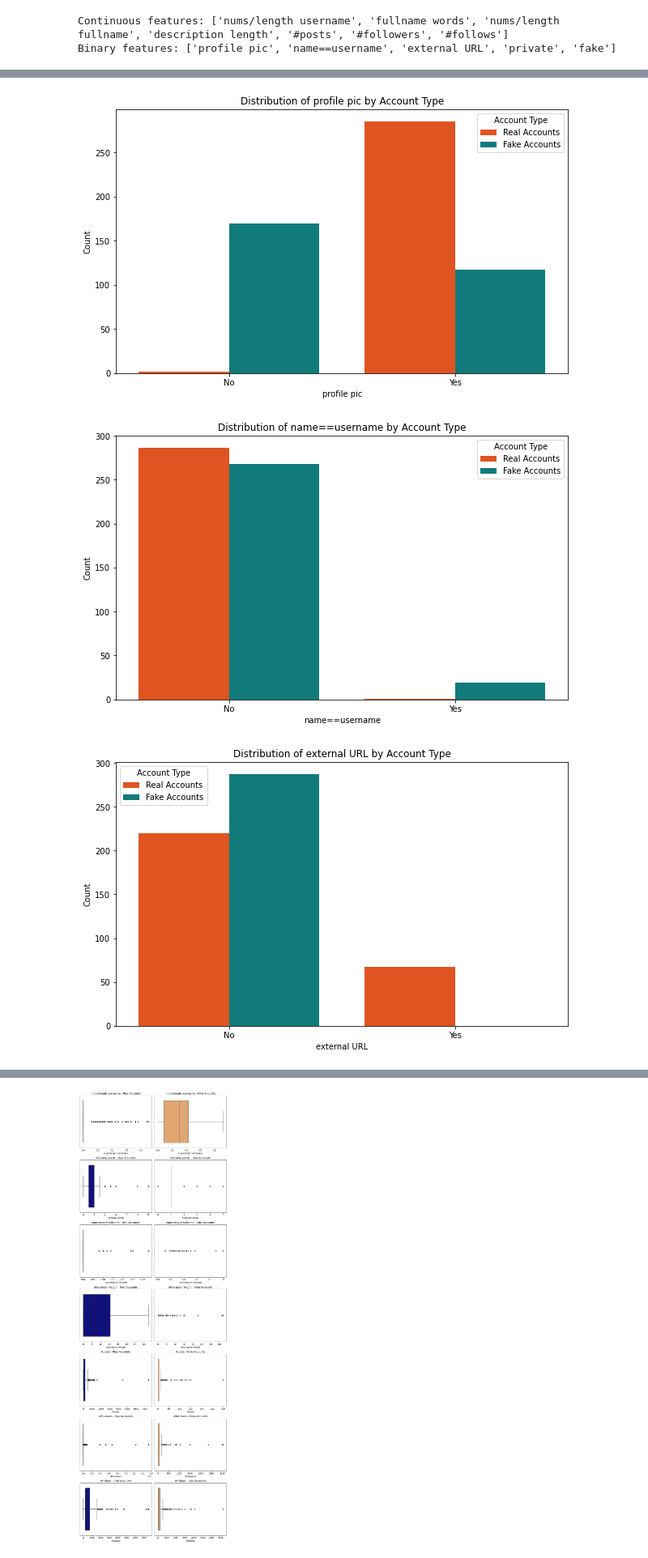
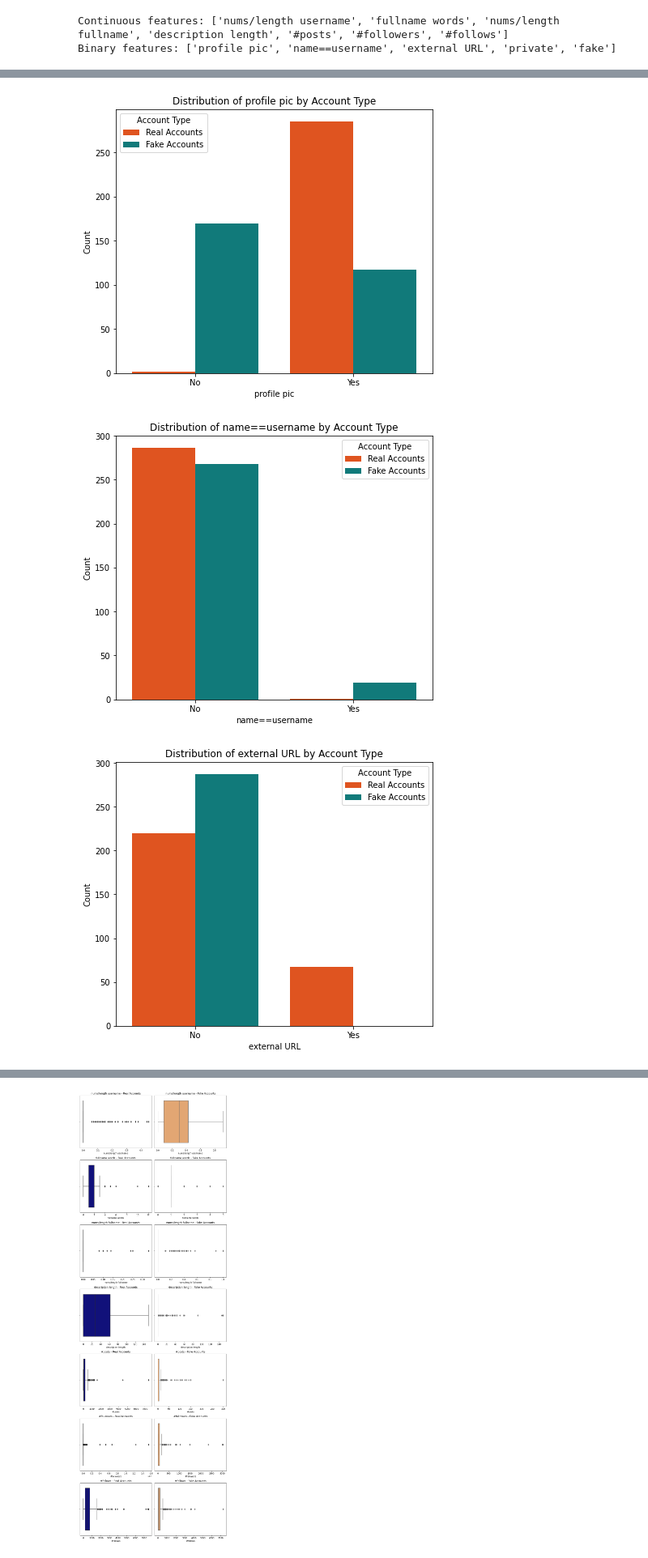
Before and after one commit to nazlicanto/insta_fake_detector, a Jupyter notebook: insta.ipynb, the cells around one changed output, grey strips where cells are left out. Shown: that part at 81% size. Cells and saved outputs as stored; diff of their text form; code cells hidden in the pictures.

```diff
--- a/insta.ipynb
+++ b/insta.ipynb
@@ -186,18 +203,18 @@ def create_barplots(df, legend_df):
 # %%
 def crossbar(df):
     for feature in binary_features:
-        plt.figure(figsize=(10, 6))
+        plt.figure(figsize=(7, 6))
         sns.countplot(data=df, x=feature, hue='fake', palette={0: 'orangered', 1: 'darkcyan'})
         plt.title(f'Distribution of {feature} by Account Type')
         plt.legend(title='Account Type', labels=['Real Accounts', 'Fake Accounts'])
         plt.xticks(ticks=[0, 1], labels=['No', 'Yes'])
         plt.ylabel('Count')
         plt.xlabel(feature)
         plt.show()
 
 # Let's visualize using the function
 crossbar(training_data)
 # %% [output]
-[figure, old version]
+[figure, new version]
-[figure, old version]
+[figure, new version]
-[figure, old version]
+[figure, new version]
```
Also changed, not shown: parts of 65 cells of this notebook.
